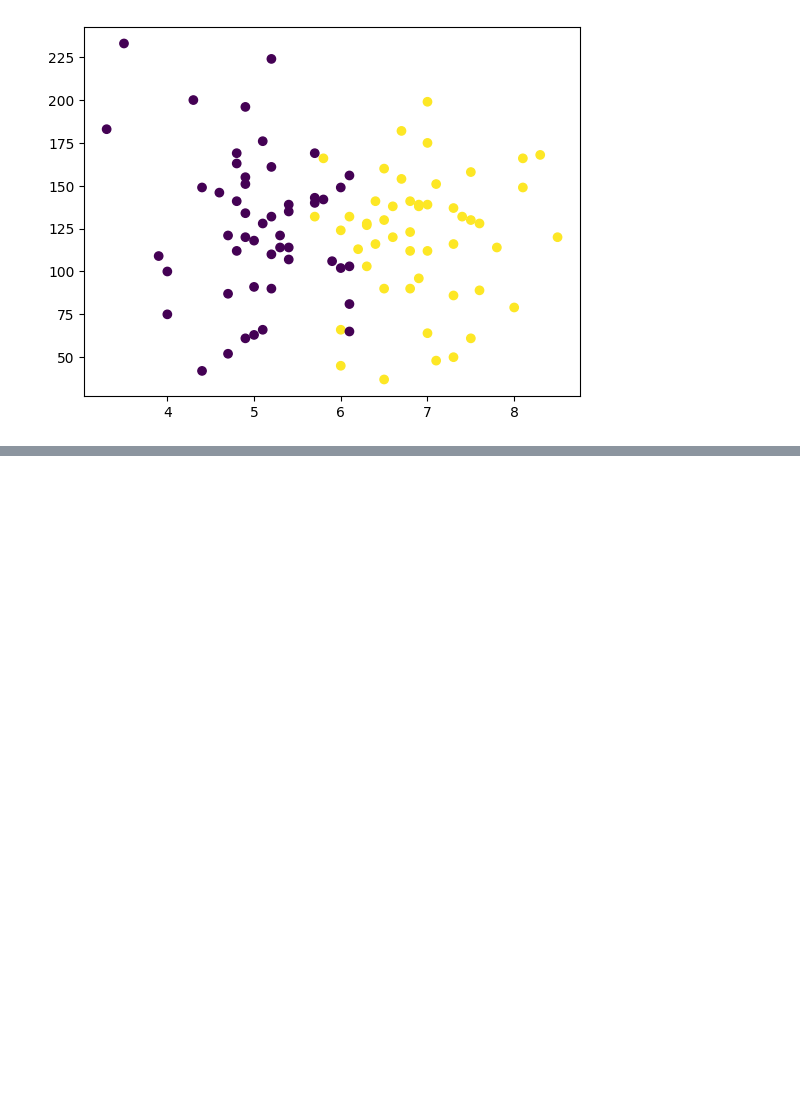
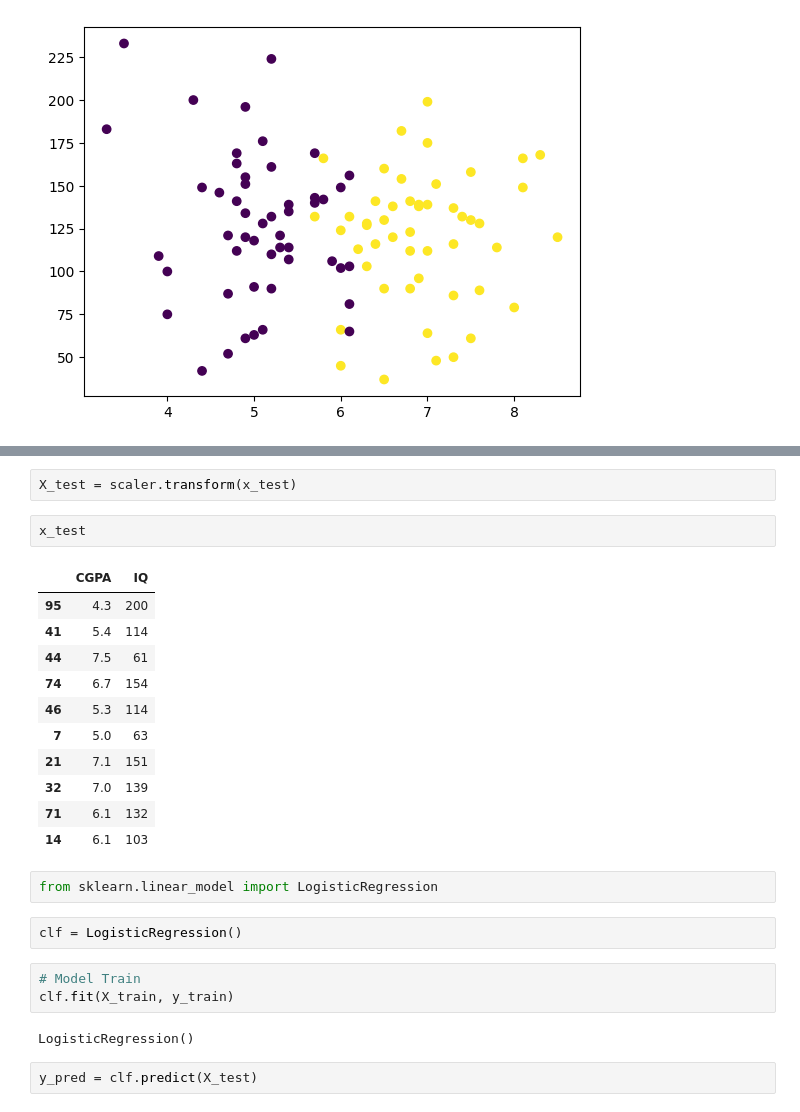
Before and after one commit to naimNB/100-days-of-machine-learning, a Jupyter notebook: day_2.ipynb, the cells around one changed output, grey strips where cells are left out. Drawn from its saved outputs; the diff is of its cells as text; blank space fills up the shorter version.

```diff
--- a/day_2.ipynb
+++ b/day_2.ipynb
@@ -74,0 +170,27 @@ plt.scatter(df['CGPA'], df['IQ'], c=df['Placement'])
+# %%
+X_test = scaler.transform(x_test)
+# %%
+x_test
+# %% [output]
+|  | CGPA | IQ |
+| 95 | 4.3 | 200 |
+| 41 | 5.4 | 114 |
+| 44 | 7.5 | 61 |
+| 74 | 6.7 | 154 |
+| 46 | 5.3 | 114 |
+| 7 | 5.0 | 63 |
+| 21 | 7.1 | 151 |
+| 32 | 7.0 | 139 |
+| 71 | 6.1 | 132 |
+| 14 | 6.1 | 103 |
+# %%
+from sklearn.linear_model import LogisticRegression
+# %%
+clf = LogisticRegression()
+# %%
+# Model Train
+clf.fit(X_train, y_train)
+# %% [output]
+LogisticRegression()
+# %%
+y_pred = clf.predict(X_test)
```
Also changed, not shown: parts of 15 cells of this notebook, 1 other file.
